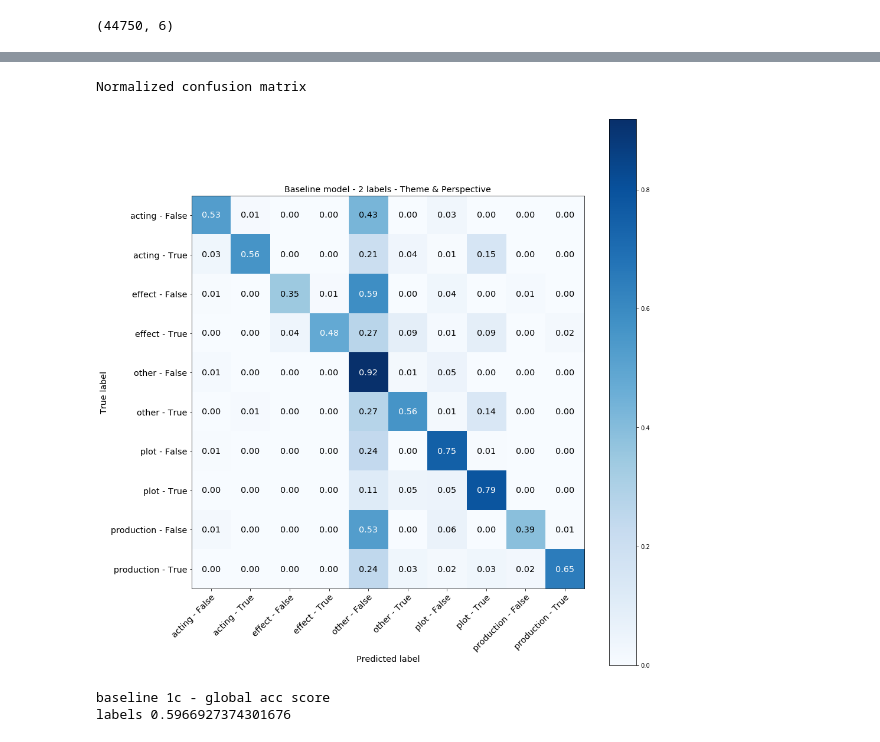
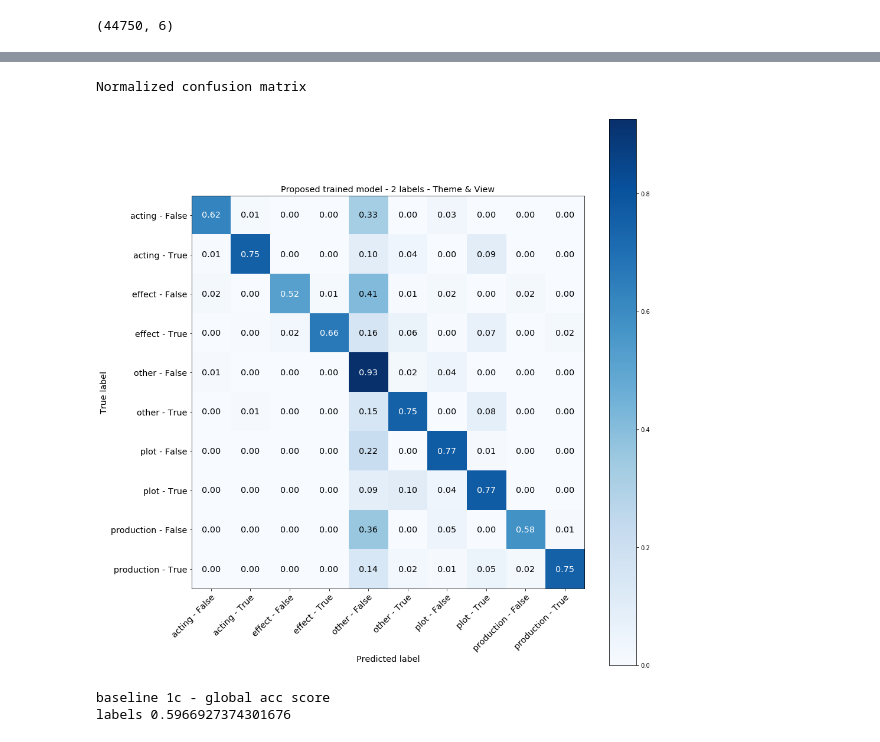
Before and after one commit to bcsaldias/conditional-seqlevel-lm, a Jupyter notebook: 03-baseline-beamsearch-accuracy-2labels.ipynb, the cells around one changed output, grey strips where cells are left out. Saved outputs shown, nothing was run; the diff lists cells and outputs as text; code cells hidden in the pictures.

```diff
--- a/03-baseline-beamsearch-accuracy-2labels.ipynb
+++ b/03-baseline-beamsearch-accuracy-2labels.ipynb
@@ -268,0 +270,8 @@ DF.shape
+# %%
+DFA = pd.read_csv('./DF_2c_20_top10_61.584_nounk_a.csv')
+DFB = pd.read_csv('./DF_2c_20_top10_61.584_nounk_b.csv')
+# %%
+DF = pd.concat([DF, DFA, DFB])
+# %%
+DF.predicted_perspective = DF.predicted_perspective.astype(str)
+DF.true_perspective = DF.true_perspective.astype(str)
@@ -268,0 +282,2 @@ DF.shape
+# %%
+DF.drop_duplicates(inplace=True)
@@ -408,35 +427,35 @@ def plot_confusion_matrix(y_true, y_pred, classes,
     ax.set_xticklabels(ax.get_xticklabels(), fontsize='x-large')
     ax.set_yticklabels(ax.get_yticklabels(), fontsize='x-large')
     ax.set_xlabel(xlabel='Predicted label', fontsize='x-large')
     ax.set_ylabel(ylabel='True label', fontsize='x-large')
     ax.set_title(title, fontsize='x-large')
 
     fmt = '.2f' if normalize else 'd'
     thresh = cm.max() / 2.
     for i in range(cm.shape[0]):
         for j in range(cm.shape[1]):
             ax.text(j, i, format(cm[i, j], fmt),
                     ha="center", va="center",
                     color="white" if cm[i, j] > thresh else "black", size='x-large')
     fig.tight_layout()
     return ax
 
 
 np.set_printoptions(precision=2)
 
 plot_confusion_matrix(DF.true_labels, DF.predicted_labels, classes=DF.true_labels.unique(), normalize=True,
-                      title='Baseline model - 2 labels - Theme & Perspective')
+                      title='Proposed trained model - 2 labels - Theme & View')
 
 #plot_confusion_matrix(DF.true_theme, DF.predicted_theme, classes=DF.true_theme.unique(), normalize=True,
 #                      title='Baseline model - 1 label - Theme')
 
 #plot_confusion_matrix(DF.true_perspective, DF.predicted_perspective, classes=DF.true_perspective.unique(), normalize=True,
 #                      title='Perspective')
 
 plt.show()
 # %% [output]
 Normalized confusion matrix
-[figure, old version]
+[figure, new version]
 # %%
 print('baseline 1c - global acc score')
 print('labels', (DF.true_labels == DF.predicted_labels).mean())
```
Also changed, not shown: parts of 17 cells of this notebook, 3 other files.
